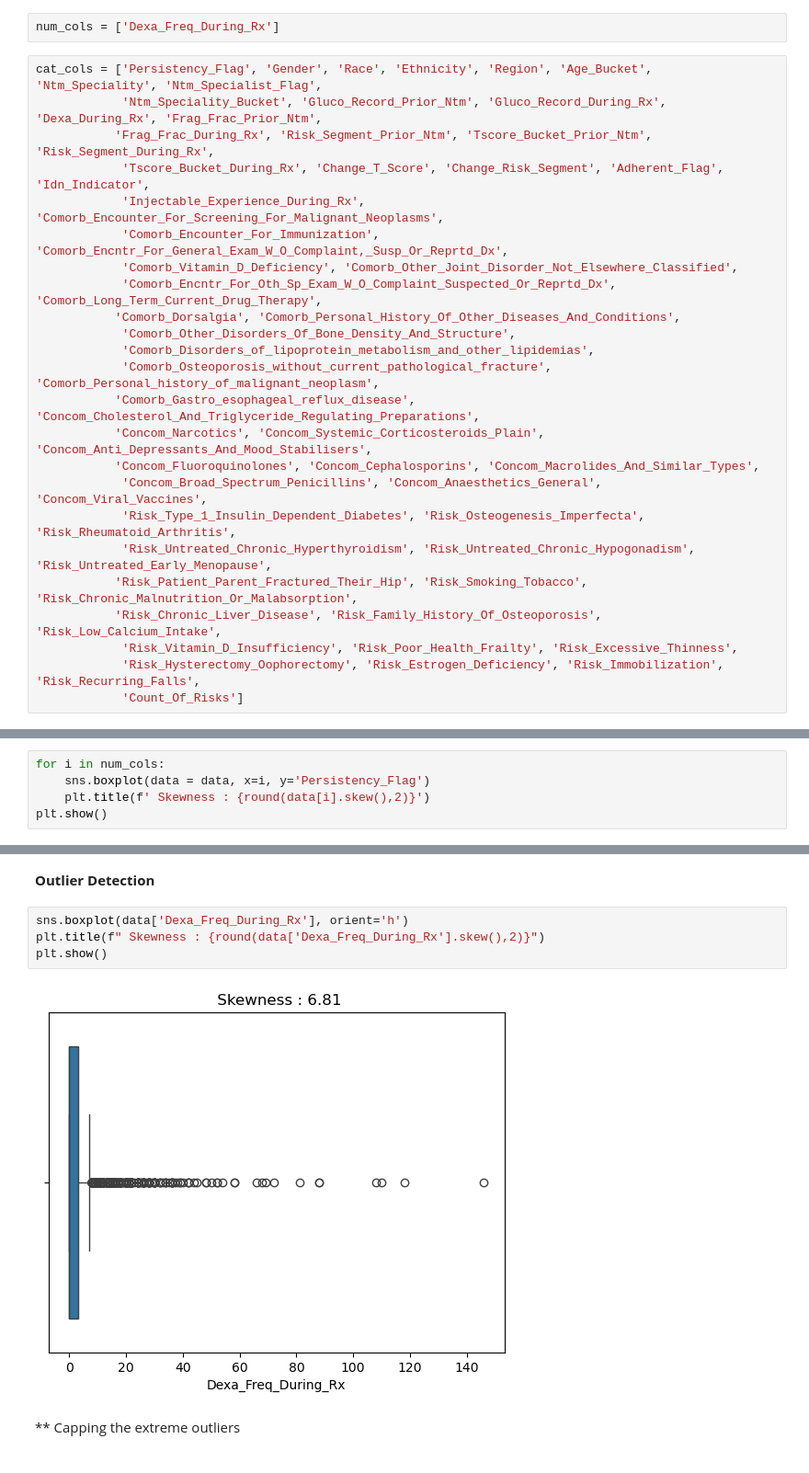
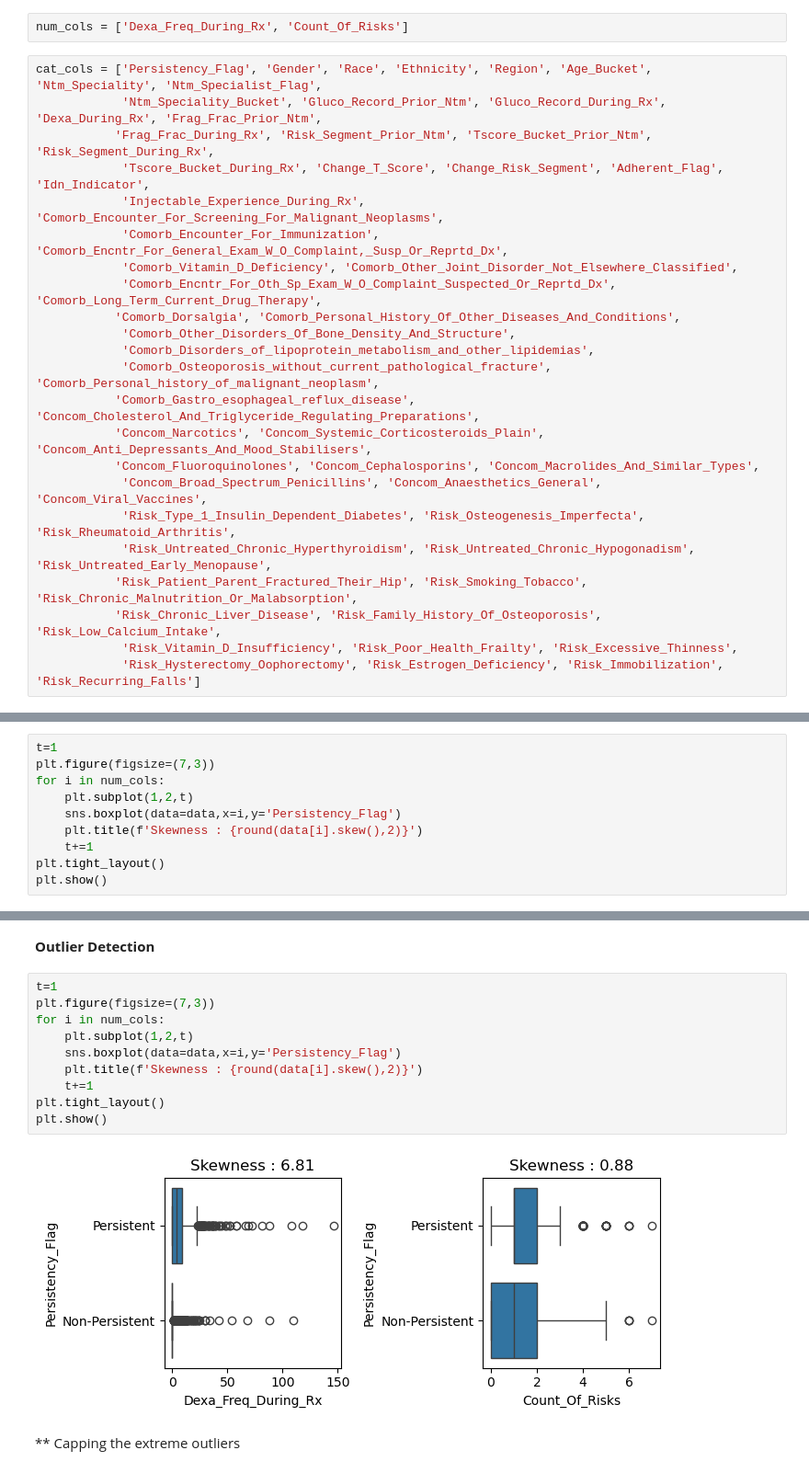
Before and after one commit to Ankita-ar/PERSISTENCY-OF-A-DRUG, a Jupyter notebook: From Data to Decisions - A Complete Pipeline for Drug Persistency Analysis.ipynb, the cells around one changed output, grey strips where cells are left out. Shown at 92% size. Cells and saved outputs as stored; diff of their text form.

```diff
--- a/From Data to Decisions - A Complete Pipeline for Drug Persistency Analysis.ipynb
+++ b/From Data to Decisions - A Complete Pipeline for Drug Persistency Analysis.ipynb
@@ -101,7 +100,7 @@ Index(['Persistency_Flag', 'Gender', 'Race', 'Ethnicity', 'Region',
        'Risk_Immobilization', 'Risk_Recurring_Falls', 'Count_Of_Risks'],
       dtype='object')
 # %%
-num_cols = ['Dexa_Freq_During_Rx']
+num_cols = ['Dexa_Freq_During_Rx', 'Count_Of_Risks']
 # %%
 cat_cols = ['Persistency_Flag', 'Gender', 'Race', 'Ethnicity', 'Region', 'Age_Bucket', 'Ntm_Speciality', 'Ntm_Specialist_Flag',
             'Ntm_Speciality_Bucket', 'Gluco_Record_Prior_Ntm', 'Gluco_Record_During_Rx', 'Dexa_During_Rx', 'Frag_Frac_Prior_Ntm',
@@ -124,5 +123,4 @@ cat_cols = ['Persistency_Flag', 'Gender', 'Race', 'Ethnicity', 'Region', 'Age_Bu
            'Risk_Patient_Parent_Fractured_Their_Hip', 'Risk_Smoking_Tobacco', 'Risk_Chronic_Malnutrition_Or_Malabsorption',
            'Risk_Chronic_Liver_Disease', 'Risk_Family_History_Of_Osteoporosis', 'Risk_Low_Calcium_Intake',
             'Risk_Vitamin_D_Insufficiency', 'Risk_Poor_Health_Frailty', 'Risk_Excessive_Thinness',
-            'Risk_Hysterectomy_Oophorectomy', 'Risk_Estrogen_Deficiency', 'Risk_Immobilization', 'Risk_Recurring_Falls',
-            'Count_Of_Risks']
+            'Risk_Hysterectomy_Oophorectomy', 'Risk_Estrogen_Deficiency', 'Risk_Immobilization', 'Risk_Recurring_Falls']
@@ -222,6 +216,11 @@ plt.show()
 # %%
+t=1
+plt.figure(figsize=(7,3))
 for i in num_cols:
-    sns.boxplot(data = data, x=i, y='Persistency_Flag')
-    plt.title(f' Skewness : {round(data[i].skew(),2)}')
+    plt.subplot(1,2,t)
+    sns.boxplot(data=data,x=i,y='Persistency_Flag')
+    plt.title(f'Skewness : {round(data[i].skew(),2)}')
+    t+=1
+plt.tight_layout()
 plt.show()
 # %% [output]
@@ -353,11 +354,17 @@ data[data.duplicated()]
 # %% [markdown]
 **Outlier Detection**
 # %%
-sns.boxplot(data['Dexa_Freq_During_Rx'], orient='h')
-plt.title(f" Skewness : {round(data['Dexa_Freq_During_Rx'].skew(),2)}")
+t=1
+plt.figure(figsize=(7,3))
+for i in num_cols:
+    plt.subplot(1,2,t)
+    sns.boxplot(data=data,x=i,y='Persistency_Flag')
+    plt.title(f'Skewness : {round(data[i].skew(),2)}')
+    t+=1
+plt.tight_layout()
 plt.show()
 # %% [output]
-[figure, old version]
+[figure, new version]
 # %% [markdown]
 ** Capping the extreme outliers
 # %%
```
Also changed, not shown: parts of 59 cells of this notebook.
